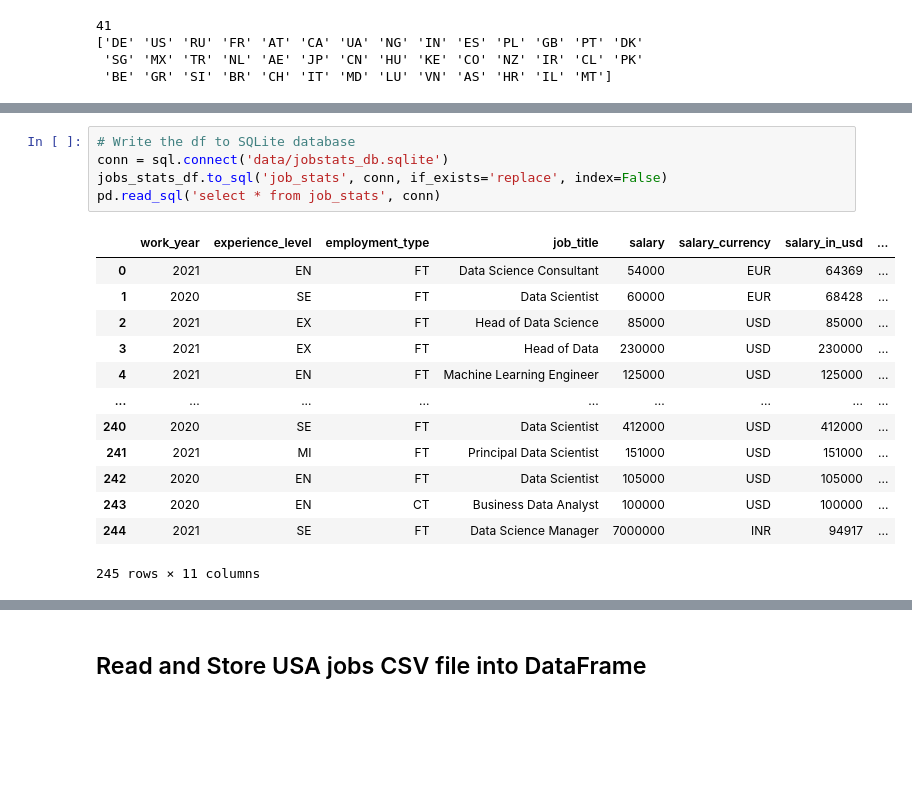
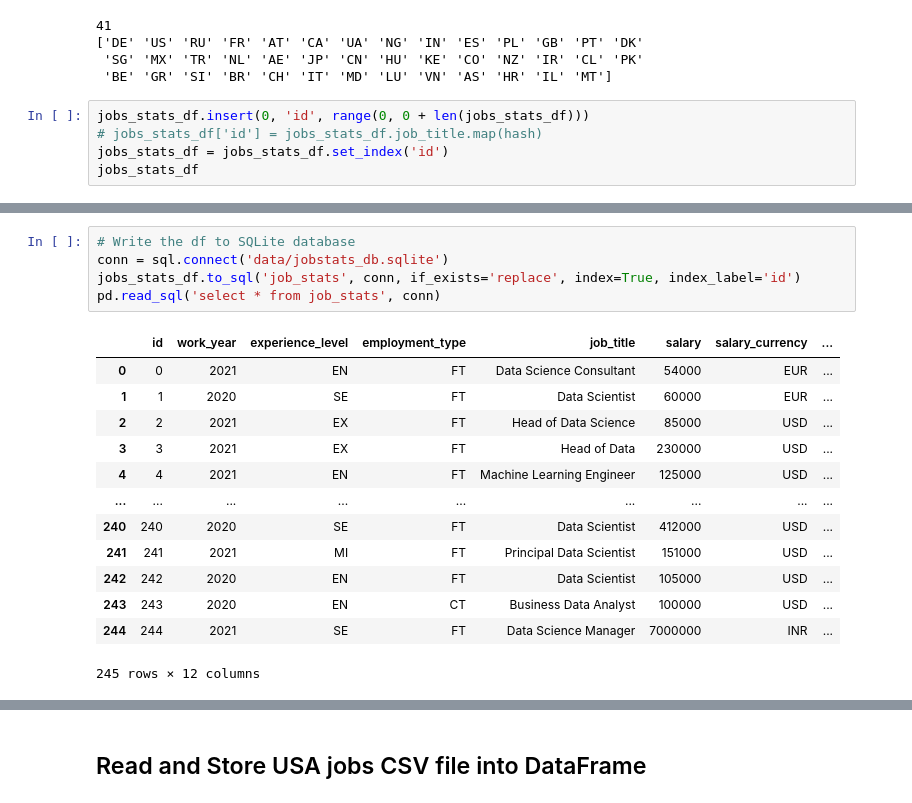
Before and after one commit to hadamzz/Data_Science_Analytics_Job_Data_Visualization_Dashboard, a Jupyter notebook: jobs.ipynb, the cells around one changed output, grey strips where cells are left out. Cells and saved outputs as stored; diff of their text form; blank space fills up the shorter version.

```diff
--- a/jobs.ipynb
+++ b/jobs.ipynb
@@ -90,3 +93,8 @@ print(jobs_stats_df['company_location'].unique())
 ['DE' 'US' 'RU' 'FR' 'AT' 'CA' 'UA' 'NG' 'IN' 'ES' 'PL' 'GB' 'PT' 'DK'
  'SG' 'MX' 'TR' 'NL' 'AE' 'JP' 'CN' 'HU' 'KE' 'CO' 'NZ' 'IR' 'CL' 'PK'
  'BE' 'GR' 'SI' 'BR' 'CH' 'IT' 'MD' 'LU' 'VN' 'AS' 'HR' 'IL' 'MT']
+# %%
+jobs_stats_df.insert(0, 'id', range(0, 0 + len(jobs_stats_df)))
+# jobs_stats_df['id'] = jobs_stats_df.job_title.map(hash)
+jobs_stats_df = jobs_stats_df.set_index('id')
+jobs_stats_df
@@ -93,19 +116,19 @@ print(jobs_stats_df['company_location'].unique())
 # %%
 # Write the df to SQLite database
 conn = sql.connect('data/jobstats_db.sqlite')
-jobs_stats_df.to_sql('job_stats', conn, if_exists='replace', index=False)
+jobs_stats_df.to_sql('job_stats', conn, if_exists='replace', index=True, index_label='id')
 pd.read_sql('select * from job_stats', conn)
 # %% [output]
-|  | work_year | experience_level | employment_type | job_title | salary | salary_currency | salary_in_usd | ... |
-| 0 | 2021 | EN | FT | Data Science Consultant | 54000 | EUR | 64369 | ... |
-| 1 | 2020 | SE | FT | Data Scientist | 60000 | EUR | 68428 | ... |
-| 2 | 2021 | EX | FT | Head of Data Science | 85000 | USD | 85000 | ... |
-| 3 | 2021 | EX | FT | Head of Data | 230000 | USD | 230000 | ... |
-| 4 | 2021 | EN | FT | Machine Learning Engineer | 125000 | USD | 125000 | ... |
+|  | id | work_year | experience_level | employment_type | job_title | salary | salary_currency | ... |
+| 0 | 0 | 2021 | EN | FT | Data Science Consultant | 54000 | EUR | ... |
+| 1 | 1 | 2020 | SE | FT | Data Scientist | 60000 | EUR | ... |
+| 2 | 2 | 2021 | EX | FT | Head of Data Science | 85000 | USD | ... |
+| 3 | 3 | 2021 | EX | FT | Head of Data | 230000 | USD | ... |
+| 4 | 4 | 2021 | EN | FT | Machine Learning Engineer | 125000 | USD | ... |
 | ... | ... | ... | ... | ... | ... | ... | ... | ... |
-| 240 | 2020 | SE | FT | Data Scientist | 412000 | USD | 412000 | ... |
-| 241 | 2021 | MI | FT | Principal Data Scientist | 151000 | USD | 151000 | ... |
-| 242 | 2020 | EN | FT | Data Scientist | 105000 | USD | 105000 | ... |
-| 243 | 2020 | EN | CT | Business Data Analyst | 100000 | USD | 100000 | ... |
-| 244 | 2021 | SE | FT | Data Science Manager | 7000000 | INR | 94917 | ... |
+| 240 | 240 | 2020 | SE | FT | Data Scientist | 412000 | USD | ... |
+| 241 | 241 | 2021 | MI | FT | Principal Data Scientist | 151000 | USD | ... |
+| 242 | 242 | 2020 | EN | FT | Data Scientist | 105000 | USD | ... |
+| 243 | 243 | 2020 | EN | CT | Business Data Analyst | 100000 | USD | ... |
+| 244 | 244 | 2021 | SE | FT | Data Science Manager | 7000000 | INR | ... |
-245 rows × 11 columns
+245 rows × 12 columns
```
Also changed, not shown: parts of 9 cells of this notebook, 15 other files.
